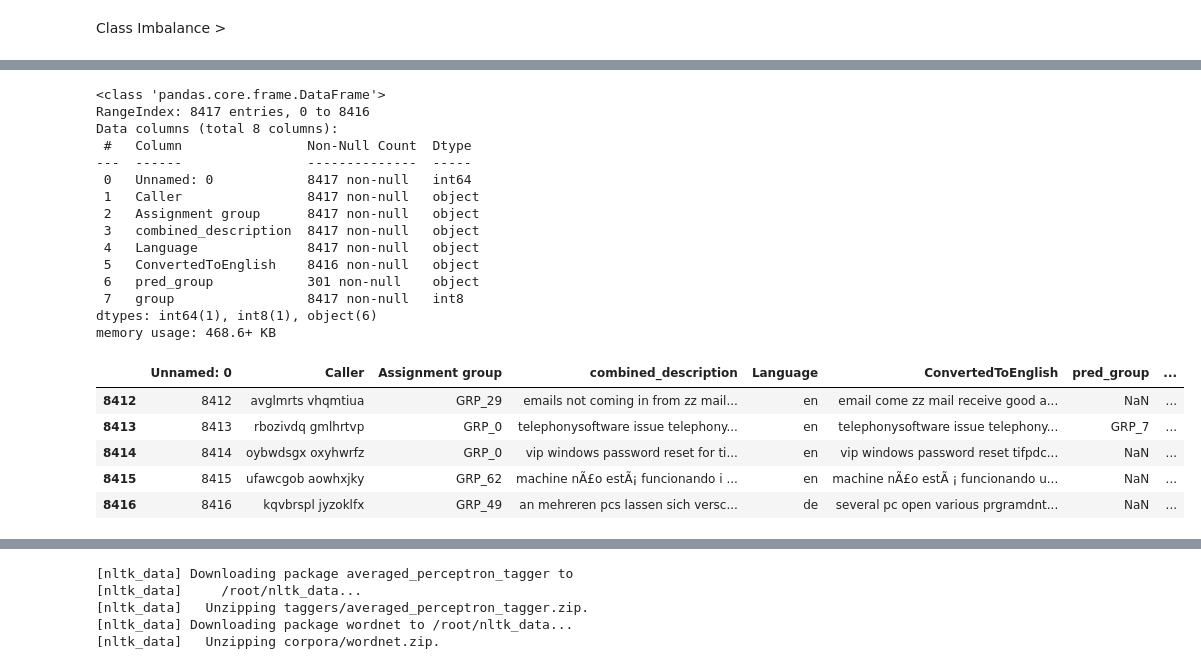
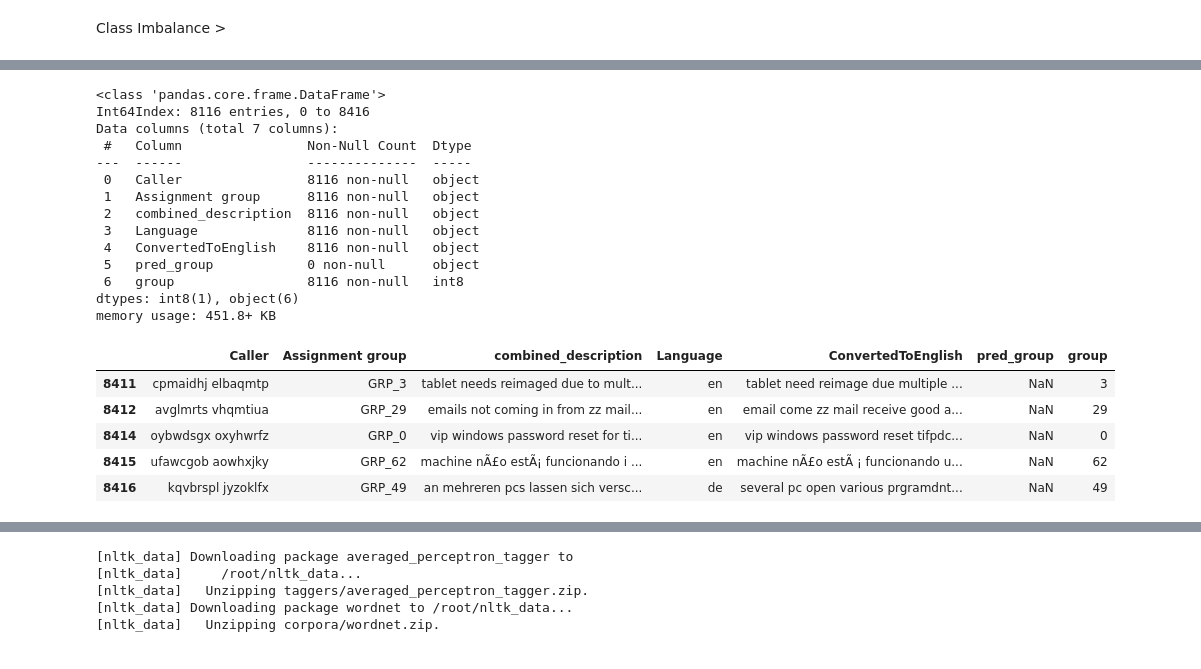
Before and after one commit to pbhuch/GL_DecA_G4_NLP1, a Jupyter notebook: GL_DecA_G4_NLP1.ipynb, the cells around one changed output, grey strips where cells are left out. Drawn from its saved outputs; the diff is of its cells as text; code cells hidden in the pictures.

```diff
--- a/GL_DecA_G4_NLP1.ipynb
+++ b/GL_DecA_G4_NLP1.ipynb
@@ -1297,5 +1280,6 @@ df_DL.to_csv("df_DL")
 Class Imbalance >
 # %%
 # Load the dataset into a Pandas dataframe
-dataset2 = pd.read_csv('sample_data/df_ML.csv', )
-dataset2.head()
+#dataset2 = pd.read_csv('sample_data/df_ML.csv', )
+#dataset2.head()
+dataset2_ML = df_ML[df_ML['pred_group'].isna()]
@@ -1309,35 +1302,34 @@ dataset2.head()
 # %%
 # Create a column for target (assignment group) variable
-dataset2['group'] = dataset2['Assignment group'].str[4:]
+dataset2_ML['group'] = dataset2_ML['Assignment group'].str[4:]
 #from sklearn. preprocessing import LabelEncoder
 #le = LabelEncoder()
 #dataset2['group'] = le. fit_transform(dataset2['group'])
-dataset2['group'] = dataset2['group'].astype('int8')
-dataset2.info()
+dataset2_ML['group'] = dataset2_ML['group'].astype('int8')
+dataset2_ML.info()
 # %% [output]
 <class 'pandas.core.frame.DataFrame'>
-RangeIndex: 8417 entries, 0 to 8416
-Data columns (total 8 columns):
+Int64Index: 8116 entries, 0 to 8416
+Data columns (total 7 columns):
  #   Column                Non-Null Count  Dtype
 ---  ------                --------------  -----
- 0   Unnamed: 0            8417 non-null   int64
- 1   Caller                8417 non-null   object
- 2   Assignment group      8417 non-null   object
- 3   combined_description  8417 non-null   object
- 4   Language              8417 non-null   object
- 5   ConvertedToEnglish    8416 non-null   object
- 6   pred_group            301 non-null    object
- 7   group                 8417 non-null   int8
-dtypes: int64(1), int8(1), object(6)
-memory usage: 468.6+ KB
+ 0   Caller                8116 non-null   object
+ 1   Assignment group      8116 non-null   object
+ 2   combined_description  8116 non-null   object
+ 3   Language              8116 non-null   object
+ 4   ConvertedToEnglish    8116 non-null   object
+ 5   pred_group            0 non-null      object
+ 6   group                 8116 non-null   int8
+dtypes: int8(1), object(6)
+memory usage: 451.8+ KB
 # %%
-dataset2.tail()
+dataset2_ML.tail()
 # %% [output]
-|  | Unnamed: 0 | Caller | Assignment group | combined_description | Language | ConvertedToEnglish | pred_group | ... |
-| 8412 | 8412 | avglmrts vhqmtiua | GRP_29 | emails not coming in from zz mail... | en | email come zz mail receive good a... | NaN | ... |
-| 8413 | 8413 | rbozivdq gmlhrtvp | GRP_0 | telephonysoftware issue telephony... | en | telephonysoftware issue telephony... | GRP_7 | ... |
-| 8414 | 8414 | oybwdsgx oxyhwrfz | GRP_0 | vip windows password reset for ti... | en | vip windows password reset tifpdc... | NaN | ... |
-| 8415 | 8415 | ufawcgob aowhxjky | GRP_62 | machine nÃ£o estÃ¡ funcionando i ... | en | machine nÃ£o estÃ ¡ funcionando u... | NaN | ... |
-| 8416 | 8416 | kqvbrspl jyzoklfx | GRP_49 | an mehreren pcs lassen sich versc... | de | several pc open various prgramdnt... | NaN | ... |
+|  | Caller | Assignment group | combined_description | Language | ConvertedToEnglish | pred_group | group |
+| 8411 | cpmaidhj elbaqmtp | GRP_3 | tablet needs reimaged due to mult... | en | tablet need reimage due multiple ... | NaN | 3 |
+| 8412 | avglmrts vhqmtiua | GRP_29 | emails not coming in from zz mail... | en | email come zz mail receive good a... | NaN | 29 |
+| 8414 | oybwdsgx oxyhwrfz | GRP_0 | vip windows password reset for ti... | en | vip windows password reset tifpdc... | NaN | 0 |
+| 8415 | ufawcgob aowhxjky | GRP_62 | machine nÃ£o estÃ¡ funcionando i ... | en | machine nÃ£o estÃ ¡ funcionando u... | NaN | 62 |
+| 8416 | kqvbrspl jyzoklfx | GRP_49 | an mehreren pcs lassen sich versc... | de | several pc open various prgramdnt... | NaN | 49 |
 # %%
 # Create training and test datasets with 80:20 ratio
```
Also changed, not shown: parts of 57 cells of this notebook.
